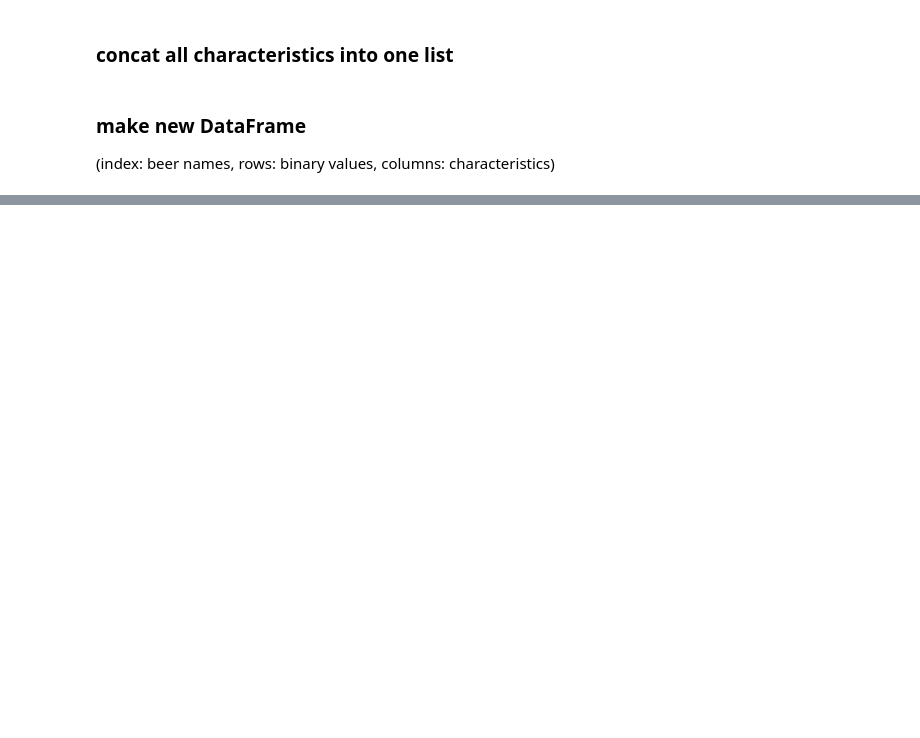
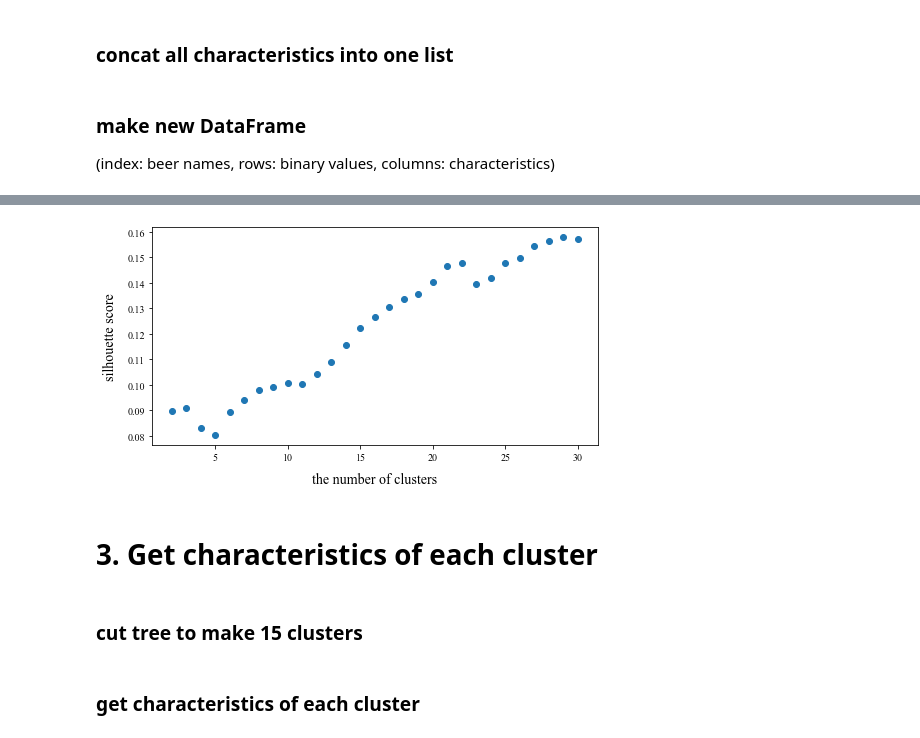
Before and after one commit to stnamjef/beer_classification, a Jupyter notebook: beer_classification.ipynb, the cells around one changed output, grey strips where cells are left out. Saved outputs shown, nothing was run; the diff lists cells and outputs as text; code cells hidden in the pictures; blank space fills up the shorter version.

```diff
--- a/beer_classification.ipynb
+++ b/beer_classification.ipynb
@@ -115,0 +147,26 @@ df2
+# %%
+# convert vector to square matrix
+dist_mat = squareform(dist_mat)
+
+scores = []
+for i in range(2, 31):
+    clust_labels = cut_tree(clust, i).reshape(-1)
+    scores.append(silhouette_score(dist_mat, clust_labels, metric='precomputed'))
+# %%
+def plot_silhouette_score(scores, figsize):
+    fig = plt.figure(figsize=figsize)
+    ax = fig.add_subplot(1, 1, 1)
+
+    x = np.arange(2, 31)
+    ax.scatter(x, scores)
+
+    ax.set_xlabel('the number of clusters', fontsize=14, labelpad=10)
+    ax.set_ylabel('silhouette score', fontsize=14, labelpad=10)
+# %%
+plot_silhouette_score(scores, (8, 4))
+# %% [output]
+[figure, added]
+# %% [markdown]
+# 3. Get characteristics of each cluster
+# %% [markdown]
+### cut tree to make 15 clusters
@@ -115,0 +176,2 @@ df2
+# %% [markdown]
+### get characteristics of each cluster
```
Also changed, not shown: parts of 24 cells of this notebook.
